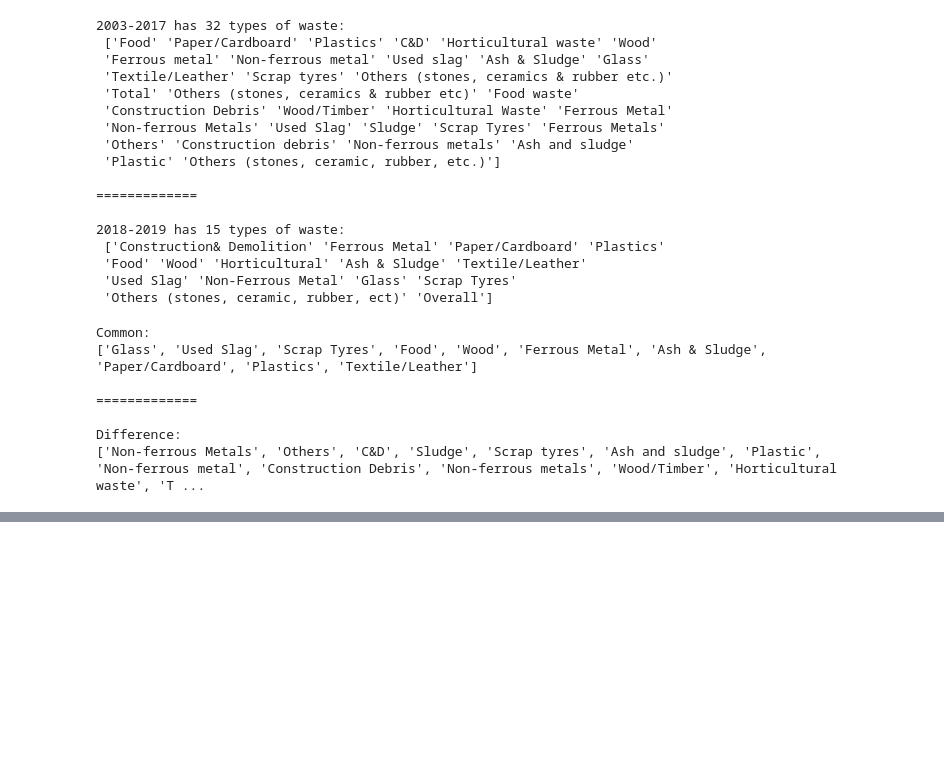
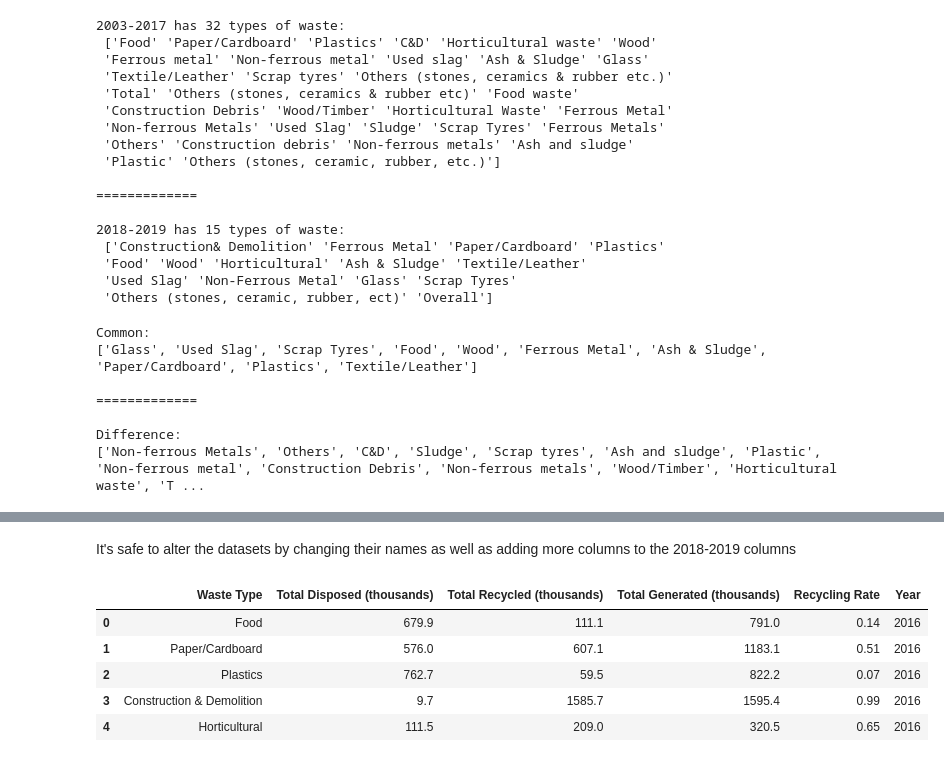
Before and after one commit to dissagaliyeva/machine_learning, a Jupyter notebook: project-energy-savings/energy_savings.ipynb, the cells around one changed output, grey strips where cells are left out. Cells and saved outputs as stored; diff of their text form; code cells hidden in the pictures; blank space fills up the shorter version.

```diff
--- a/project-energy-savings/energy_savings.ipynb
+++ b/project-energy-savings/energy_savings.ipynb
@@ -154,0 +183,19 @@ assert set(unique_waste2003_2017) == set(unique_waste2018_2019)
+# %% [markdown]
+It's safe to alter the datasets by changing their names as well as adding more columns to the 2018-2019 columns
+# %%
+COLUMNS = ['Waste Type', 'Total Disposed (thousands)', 'Total Recycled (thousands)',
+                'Total Generated (thousands)', 'Recycling Rate', 'Year']
+
+#
+stats2003_2017.columns = COLUMNS
+stats2003_2017[['Total Disposed (thousands)', 'Total Recycled (thousands)', 'Total Generated (thousands)']] /= 1000
+
+# check first 5 entries
+stats2003_2017.head()
+# %% [output]
+|  | Waste Type | Total Disposed (thousands) | Total Recycled (thousands) | Total Generated (thousands) | Recycling Rate | Year |
+| 0 | Food | 679.9 | 111.1 | 791.0 | 0.14 | 2016 |
+| 1 | Paper/Cardboard | 576.0 | 607.1 | 1183.1 | 0.51 | 2016 |
+| 2 | Plastics | 762.7 | 59.5 | 822.2 | 0.07 | 2016 |
+| 3 | Construction & Demolition | 9.7 | 1585.7 | 1595.4 | 0.99 | 2016 |
+| 4 | Horticultural | 111.5 | 209.0 | 320.5 | 0.65 | 2016 |
```
Also changed, not shown: parts of 7 cells of this notebook.
